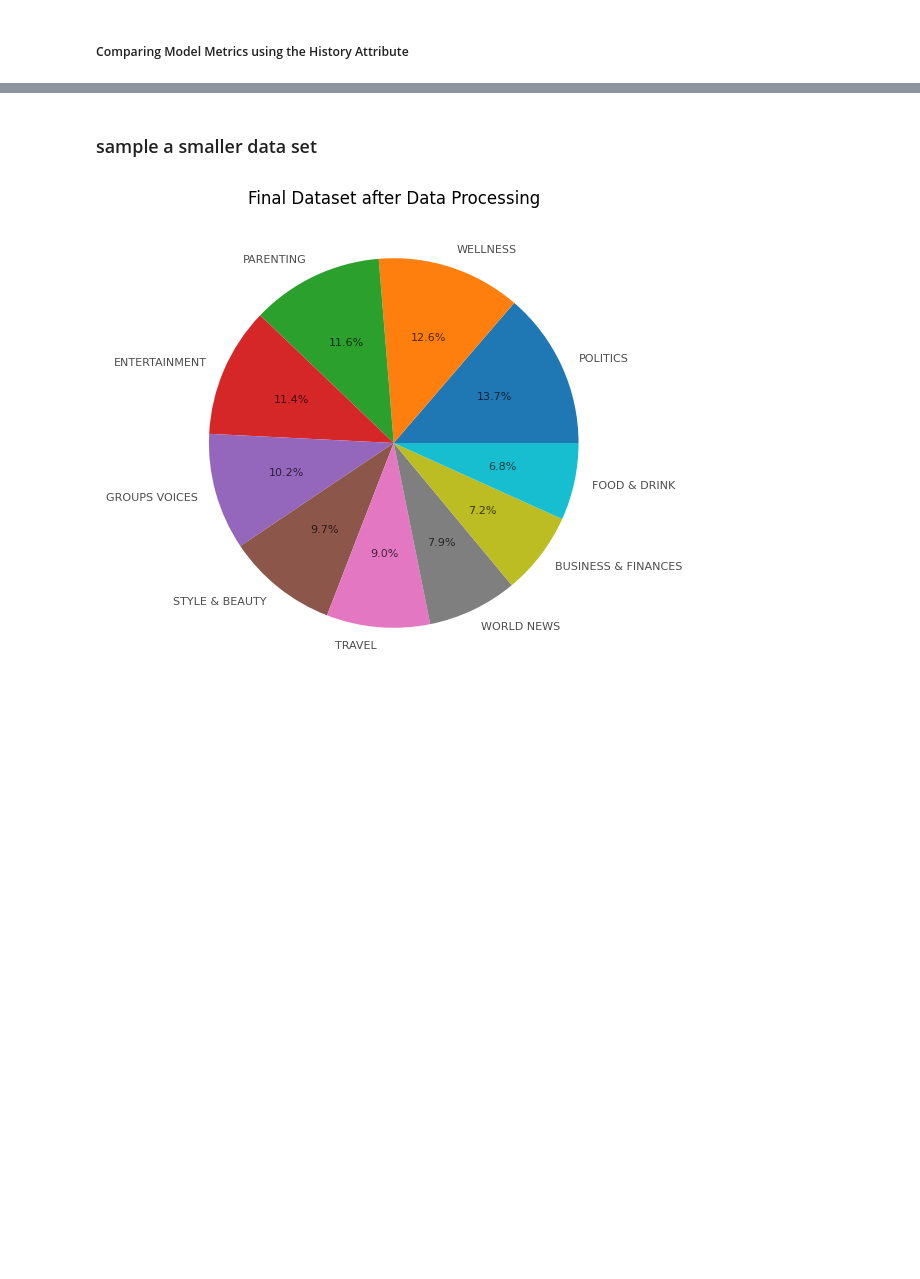
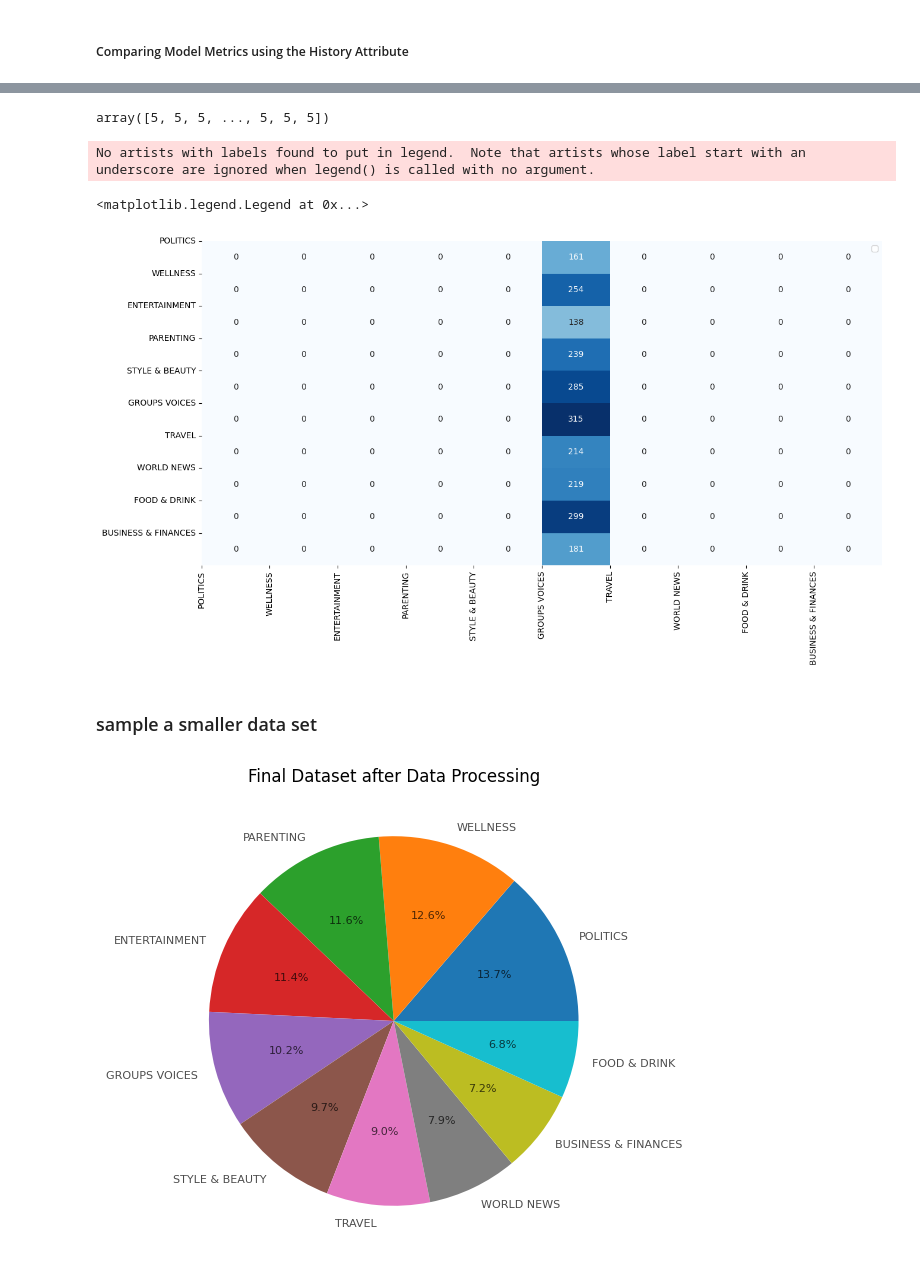
Before and after one commit to liuying611/ENLP, a Jupyter notebook: data_processing.ipynb, the cells around one changed output, grey strips where cells are left out. Cells and saved outputs as stored; diff of their text form; code cells hidden in the pictures; blank space fills up the shorter version.

```diff
--- a/data_processing.ipynb
+++ b/data_processing.ipynb
@@ -664,0 +761,5 @@ plt.show()
+# %%
+y_test = y_test.to_numpy()
+# %%
+from sklearn.metrics import classification_report, confusion_matrix
+y_pred = bert_tf.predict(X_test_padded)
@@ -664,0 +769,4 @@ plt.show()
+# %%
+y_pred_class = np.argmax(y_pred, axis=1)
+y_test_class = np.argmax(y_test, axis=1)
+print(classification_report(y_test_class, y_pred_class))
@@ -665,3 +790,20 @@ plt.show()
+# %%
+y_pred_class
+# %% [output]
+array([5, 5, 5, ..., 5, 5, 5])
+# %%
+import seaborn as sns
+conf_matrix = confusion_matrix(y_test_class, y_pred_class)
+plt.figure(figsize=(12, 6))
+sns.heatmap(conf_matrix, annot=True, fmt='d', cmap='Blues', cbar=False)
+plt.tight_layout()
+plt.xticks(range(10), class_names, rotation=90)
+plt.yticks(range(10), class_names, rotation=0)
+plt.legend()
+# %% [output]
+No artists with labels found to put in legend.  Note that artists whose label start with an underscore are ignored when legend() is called with no argument.
+<matplotlib.legend.Legend at 0x...>
+[figure, added]
 # %% [markdown]
 ### sample a smaller data set
 # %%
```
Also changed, not shown: parts of 36 cells of this notebook, 2 other files.
